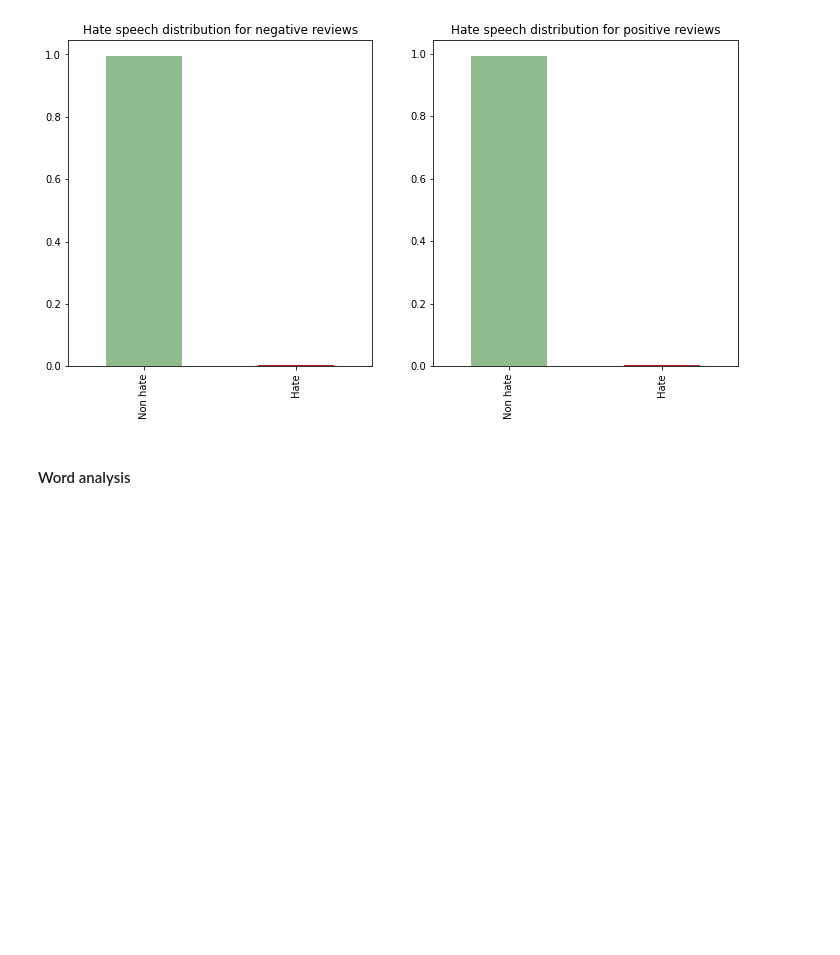
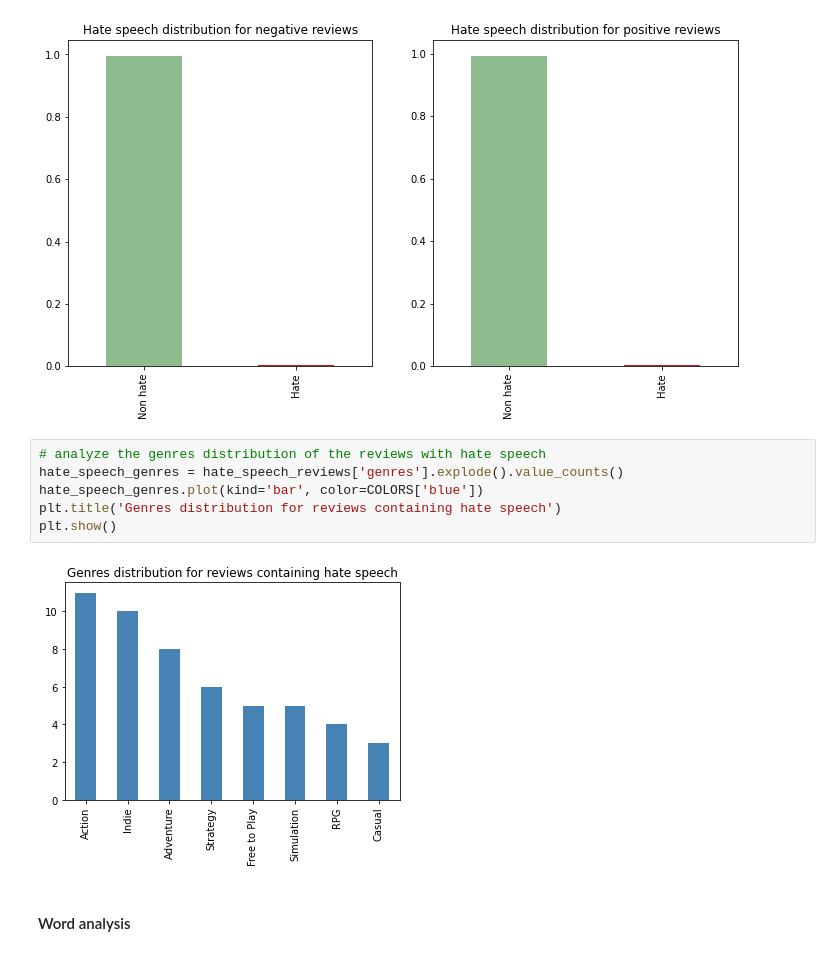
Before and after one commit to UFRJ-Lucas/ARS-ufrj-2024.1, a Jupyter notebook: ARS_reviews_analysis.ipynb, the cells around one changed output. Drawn from its saved outputs; the diff is of its cells as text; blank space fills up the shorter version.

```diff
--- a/ARS_reviews_analysis.ipynb
+++ b/ARS_reviews_analysis.ipynb
@@ -190,6 +193,14 @@ plt.title('Hate speech distribution for positive reviews')
 # %% [output]
 Text(0.5, 1.0, 'Hate speech distribution for positive reviews')
 [figure]
+# %%
+# analyze the genres distribution of the reviews with hate speech
+hate_speech_genres = hate_speech_reviews['genres'].explode().value_counts()
+hate_speech_genres.plot(kind='bar', color=COLORS['blue'])
+plt.title('Genres distribution for reviews containing hate speech')
+plt.show()
+# %% [output]
+[figure, added]
 # %% [markdown]
 #### Word analysis
 # %%
```
Also changed, not shown: parts of 6 cells of this notebook, 1 other file.
